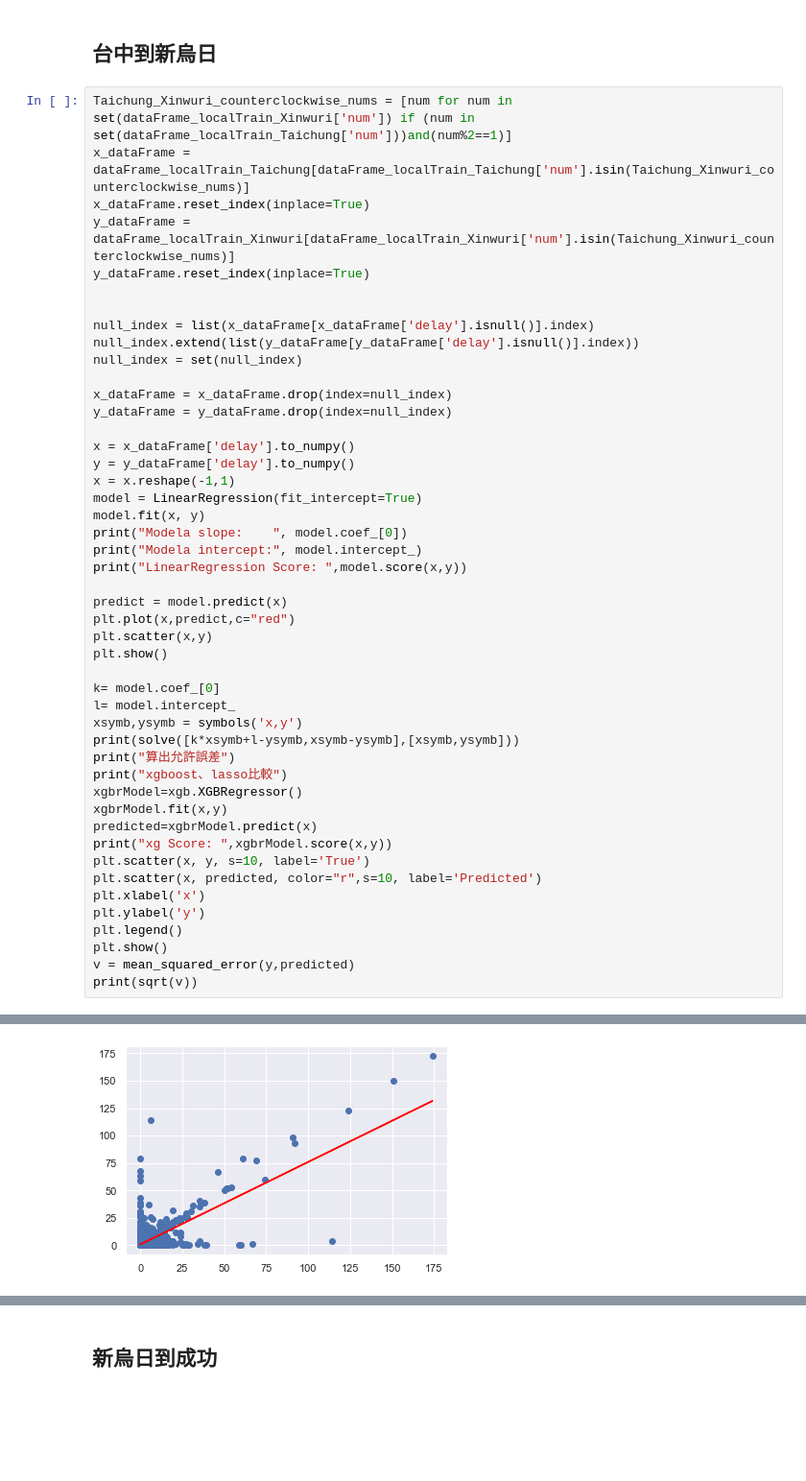
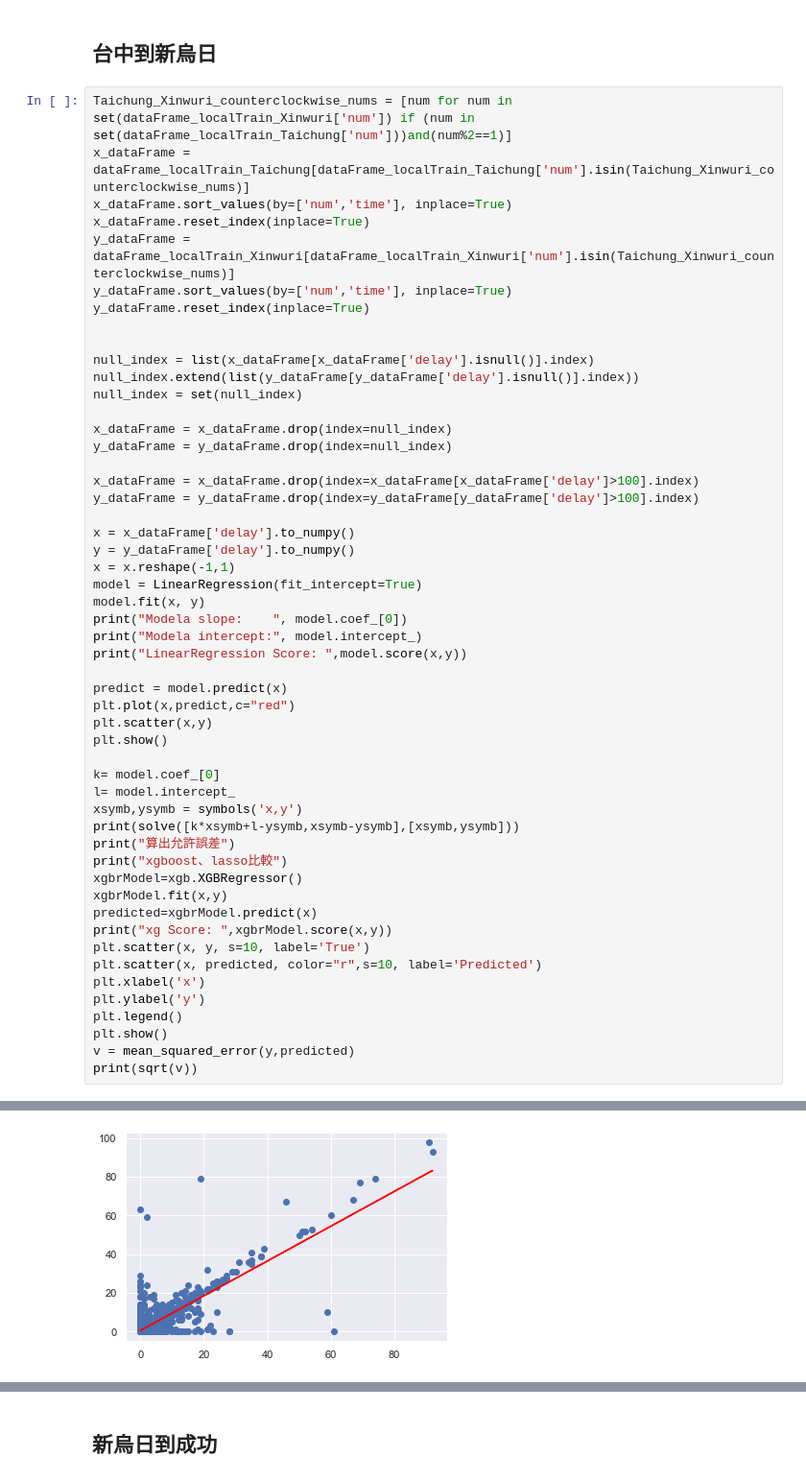
Before and after one commit to GoldenWanGila/Collage-Project, a Jupyter notebook: model/區間分析.ipynb, the cells around one changed output, grey strips where cells are left out. Shown at 96% size. Saved outputs shown, nothing was run; the diff lists cells and outputs as text; blank space fills up the shorter version.

```diff
--- a/model/區間分析.ipynb
+++ b/model/區間分析.ipynb
@@ -125,8 +125,10 @@ dataFrame_localTrain_Changhua = dataFrame_localTrain.drop(index=dataFrame_localT
 # %%
 Taichung_Xinwuri_counterclockwise_nums = [num for num in set(dataFrame_localTrain_Xinwuri['num']) if (num in set(dataFrame_localTrain_Taichung['num']))and(num%2==1)]
 x_dataFrame = dataFrame_localTrain_Taichung[dataFrame_localTrain_Taichung['num'].isin(Taichung_Xinwuri_counterclockwise_nums)]
+x_dataFrame.sort_values(by=['num','time'], inplace=True)
 x_dataFrame.reset_index(inplace=True)
 y_dataFrame = dataFrame_localTrain_Xinwuri[dataFrame_localTrain_Xinwuri['num'].isin(Taichung_Xinwuri_counterclockwise_nums)]
+y_dataFrame.sort_values(by=['num','time'], inplace=True)
 y_dataFrame.reset_index(inplace=True)
 
 
@@ -136,6 +138,9 @@ null_index = set(null_index)
 
 x_dataFrame = x_dataFrame.drop(index=null_index)
 y_dataFrame = y_dataFrame.drop(index=null_index)
+
+x_dataFrame = x_dataFrame.drop(index=x_dataFrame[x_dataFrame['delay']>100].index)
+y_dataFrame = y_dataFrame.drop(index=y_dataFrame[y_dataFrame['delay']>100].index)
 
 x = x_dataFrame['delay'].to_numpy()
 y = y_dataFrame['delay'].to_numpy()
@@ -176 +189 @@ LinearRegression Score:  0.5192066053024349
-[figure, old version]
+[figure, new version]
```
Also changed, not shown: parts of 4 cells of this notebook.
